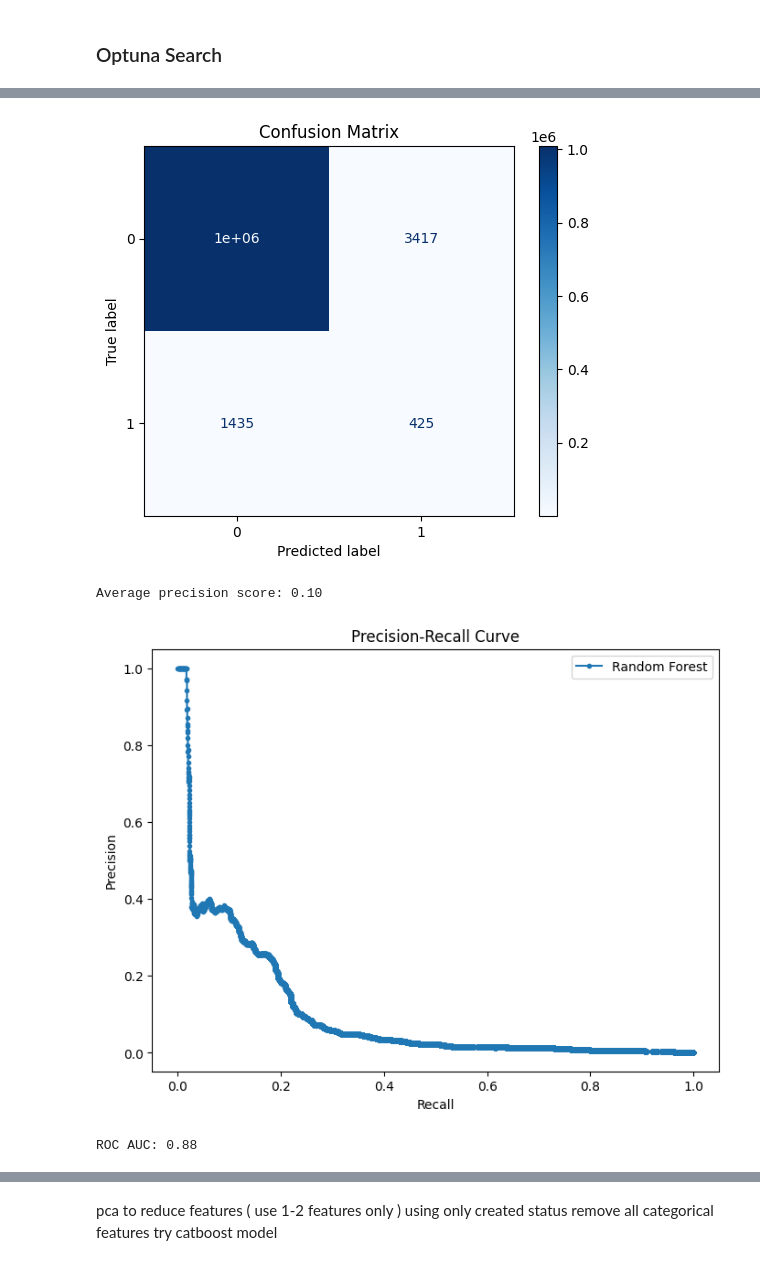
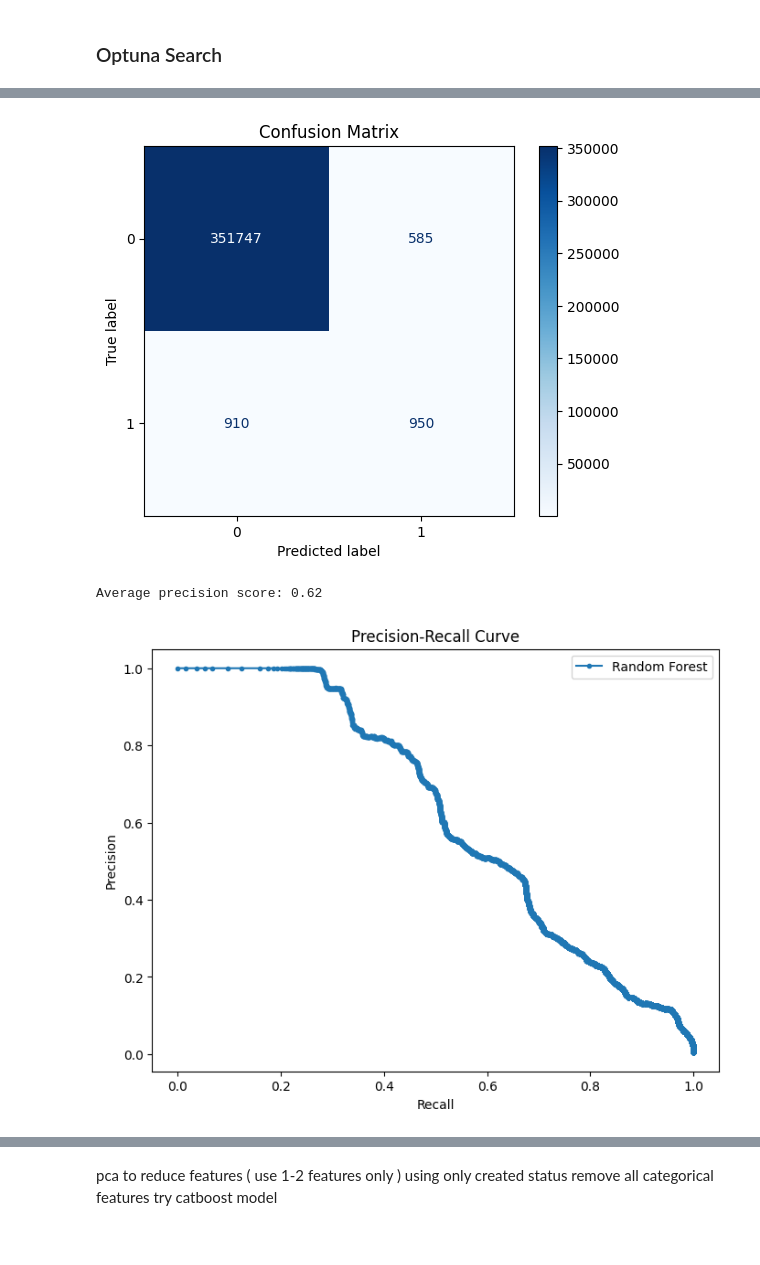
Before and after one commit to orgor-ingka/deviation_prediction, a Jupyter notebook: notebooks/exploratory_data_analysis.ipynb, the cells around one changed output, grey strips where cells are left out. Drawn from its saved outputs; the diff is of its cells as text; code cells hidden in the pictures.

Commit message:
model fix

```diff
--- a/notebooks/exploratory_data_analysis.ipynb
+++ b/notebooks/exploratory_data_analysis.ipynb
@@ -289,0 +298,9 @@ target = 'deviation'
+# %%
+#remove all 0s where line_status_description is not "CREATED"
+
+df = df[(df["line_status_description"] == "Created") | (df["deviation"] == 1)]
+
+print(df['line_status_description'].value_counts())
+
+categorical_features.remove('line_status_description')
+to_drop.append('line_status_description')
@@ -691,8 +721,8 @@ def objective_brf(trial, X_train, y_train):
         min_samples_leaf=min_samples_leaf,
         max_features=max_features,
         random_state=42,
+        class_weight='balanced',
         n_jobs=-1,
-        objective="binary:logistic",
     )
 
     # Evaluate using cross-validation and custom or standard scorer
@@ -728,8 +758,8 @@ y_train = y_train.values.ravel()
 y_test = y_test.values.ravel()
 # %%
 # model_name = "random_forest"
-# model_name = "xgboost"
-model_name = "balanced_random_forest"
+model_name = "xgboost"
+# model_name = "balanced_random_forest"
 
 
 model_class, objective = get_model_and_search_space(None, model_name)
@@ -811,42 +835,41 @@ weighted avg       1.00      1.00      1.00   1013655
 # %%
 # Plot and save the confusion matrix
 cm = confusion_matrix(y_test, y_pred)
 disp = ConfusionMatrixDisplay(confusion_matrix=cm)
 disp.plot(cmap=plt.cm.Blues)
 plt.title("Confusion Matrix")
 plt.savefig("confusion_matrix.png", dpi=300, bbox_inches='tight')  # Save figure
 plt.show()
 
 y_scores = best_model.predict_proba(X_test)[:, 1]
 precision, recall, _ = precision_recall_curve(y_test, y_scores)
 average_precision = average_precision_score(y_test, y_scores)
 print(f"Average precision score: {average_precision:.2f}")
 plt.figure(figsize=(8, 6))
 plt.plot(recall, precision, marker='.', label='Random Forest')
 plt.xlabel('Recall')
 plt.ylabel('Precision')
 plt.title('Precision-Recall Curve')
 
 #save it
 plt.savefig("precision_recall_curve.png", dpi=300, bbox_inches='tight')  # Save figure
 plt.legend()
 plt.show()
 
-#plot and save the roc auc curve
-fpr, tpr, thresholds = roc_curve(y_test, y_scores)
-roc_auc = auc(fpr, tpr)
-print(f"ROC AUC: {roc_auc:.2f}")
-plt.figure(figsize=(8, 6))
-plt.plot(fpr, tpr, marker='.', label='Random Forest (area = %0.2f)' % roc_auc)
-plt.xlabel('False Positive Rate')
-plt.ylabel('True Positive Rate')
-plt.title('ROC Curve')
-#save it
-plt.savefig("roc_curve.png", dpi=300, bbox_inches='tight')  # Save figure
-plt.legend()
-plt.show()
+# #plot and save the roc auc curve
+# fpr, tpr, thresholds = roc_curve(y_test, y_scores)
+# roc_auc = auc(fpr, tpr)
+# print(f"ROC AUC: {roc_auc:.2f}")
+# plt.figure(figsize=(8, 6))
+# plt.plot(fpr, tpr, marker='.', label='Random Forest (area = %0.2f)' % roc_auc)
+# plt.xlabel('False Positive Rate')
+# plt.ylabel('True Positive Rate')
+# plt.title('ROC Curve')
+# #save it
+# plt.savefig("roc_curve.png", dpi=300, bbox_inches='tight')  # Save figure
+# plt.legend()
+# plt.show()
 # %% [output]
-[figure, old version]
+[figure, new version]
-Average precision score: 0.10
+Average precision score: 0.62
-[figure, old version]
+[figure, new version]
-ROC AUC: 0.88
```
Also changed, not shown: parts of 22 cells of this notebook.
